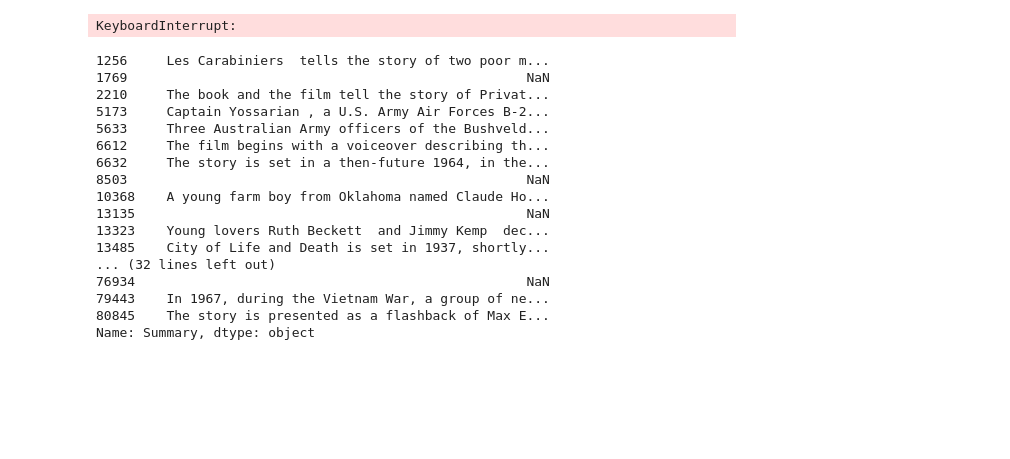
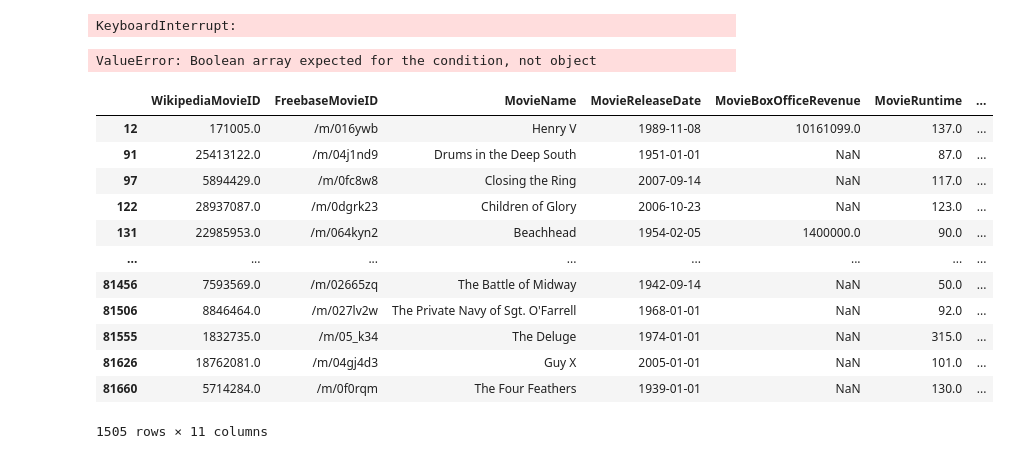
Before and after one commit to epfl-ada/ada-2023-project-padawans, a Jupyter notebook: SimilaritySearch copy.ipynb, the cells around one changed output. Saved outputs shown, nothing was run; the diff lists cells and outputs as text; code cells hidden in the pictures; blank space fills up the shorter version.

Commit message:
hist_genres

```diff
--- a/SimilaritySearch copy.ipynb
+++ b/SimilaritySearch copy.ipynb
@@ -294,37 +294,57 @@ new_column_names = [
 ]
 
 df_movies.columns = new_column_names
+
+
 summary_file_path = "data/MovieSummaries/plot_summaries.txt"
 df_summary = pd.read_csv(summary_file_path, sep='\t', header = 0)
 new_column_names = [
     'SummaryID',
     'Summary'
 ]
-
 df_summary.columns = new_column_names
 df_summary
+
 df_movies = df_movies.merge(df_summary, left_on='WikipediaMovieID', right_on='SummaryID', how='outer')
 df_movies.dropna(subset=['MovieName'], inplace=True)
-df_movies
+df_movies.head()
 
-war_films_df = df_movies[df_movies['MovieGenres'].str.contains('war', na=False)]
+def get_all_values(mapping):
+    if isinstance(mapping, str):
+        mapping = json.loads(mapping)
+
+    def extract_values(obj):
+        if isinstance(obj, dict):
+            for value in obj.values():
+                yield from extract_values(value)
+        elif isinstance(obj, list):
+            for item in obj:
+                yield from extract_values(item)
+        else:
+            yield obj
+
+    return list(extract_values(mapping))
+
+df_movies.MovieGenres = df_movies.MovieGenres.apply(get_all_values)
+war = df_movies.MovieGenres.str.contains('war', na=False)
+war_films_df = df_movies['MovieGenres'].apply(lambda genres: 'War film' in genres)
+# %%
+war_films_df = df_movies[war_films_df]
+# %% [output]
+ValueError: Boolean array expected for the condition, not object
 # %%
-war_films_df.Summary
+war_films_df
 # %% [output]
+|  | WikipediaMovieID | FreebaseMovieID | MovieName | MovieReleaseDate | MovieBoxOfficeRevenue | MovieRuntime | ... |
+| 12 | 171005.0 | /m/016ywb | Henry V | 1989-11-08 | 10161099.0 | 137.0 | ... |
+| 91 | 25413122.0 | /m/04j1nd9 | Drums in the Deep South | 1951-01-01 | NaN | 87.0 | ... |
+| 97 | 5894429.0 | /m/0fc8w8 | Closing the Ring | 2007-09-14 | NaN | 117.0 | ... |
+| 122 | 28937087.0 | /m/0dgrk23 | Children of Glory | 2006-10-23 | NaN | 123.0 | ... |
+| 131 | 22985953.0 | /m/064kyn2 | Beachhead | 1954-02-05 | 1400000.0 | 90.0 | ... |
+| ... | ... | ... | ... | ... | ... | ... | ... |
+| 81456 | 7593569.0 | /m/02665zq | The Battle of Midway | 1942-09-14 | NaN | 50.0 | ... |
+| 81506 | 8846464.0 | /m/027lv2w | The Private Navy of Sgt. O'Farrell | 1968-01-01 | NaN | 92.0 | ... |
+| 81555 | 1832735.0 | /m/05_k34 | The Deluge | 1974-01-01 | NaN | 315.0 | ... |
+| 81626 | 18762081.0 | /m/04gj4d3 | Guy X | 2005-01-01 | NaN | 101.0 | ... |
+| 81660 | 5714284.0 | /m/0f0rqm | The Four Feathers | 1939-01-01 | NaN | 130.0 | ... |
-1256     Les Carabiniers  tells the story of two poor m...
-1769                                                   NaN
-2210     The book and the film tell the story of Privat...
-5173     Captain Yossarian , a U.S. Army Air Forces B-2...
-5633     Three Australian Army officers of the Bushveld...
-6612     The film begins with a voiceover describing th...
-6632     The story is set in a then-future 1964, in the...
-8503                                                   NaN
-10368    A young farm boy from Oklahoma named Claude Ho...
-13135                                                  NaN
-13323    Young lovers Ruth Beckett  and Jimmy Kemp  dec...
-13485    City of Life and Death is set in 1937, shortly...
-... (32 lines left out)
-76934                                                  NaN
-79443    In 1967, during the Vietnam War, a group of ne...
-80845    The story is presented as a flashback of Max E...
-Name: Summary, dtype: object
+1505 rows × 11 columns
```
Also changed, not shown: parts of 6 cells of this notebook.
